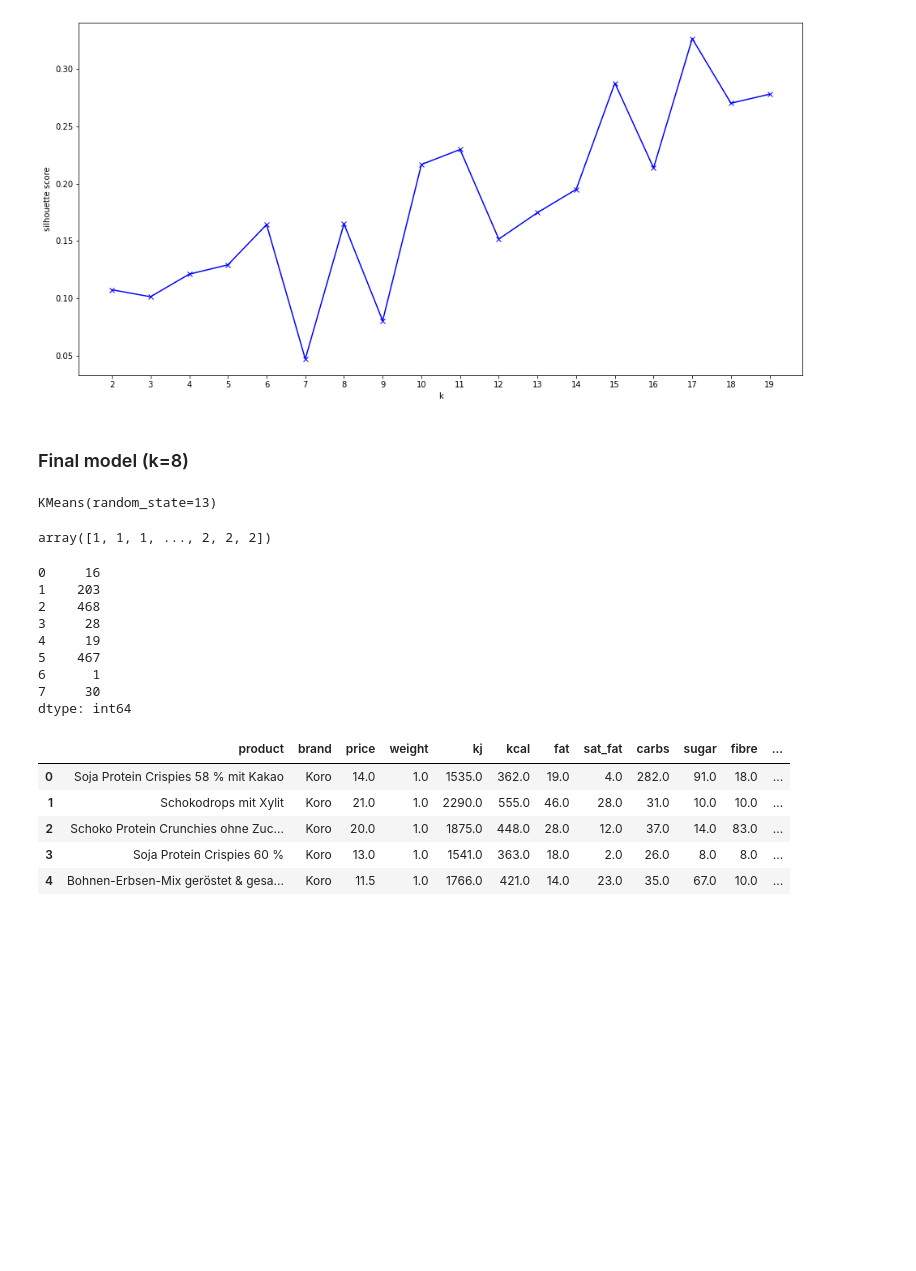
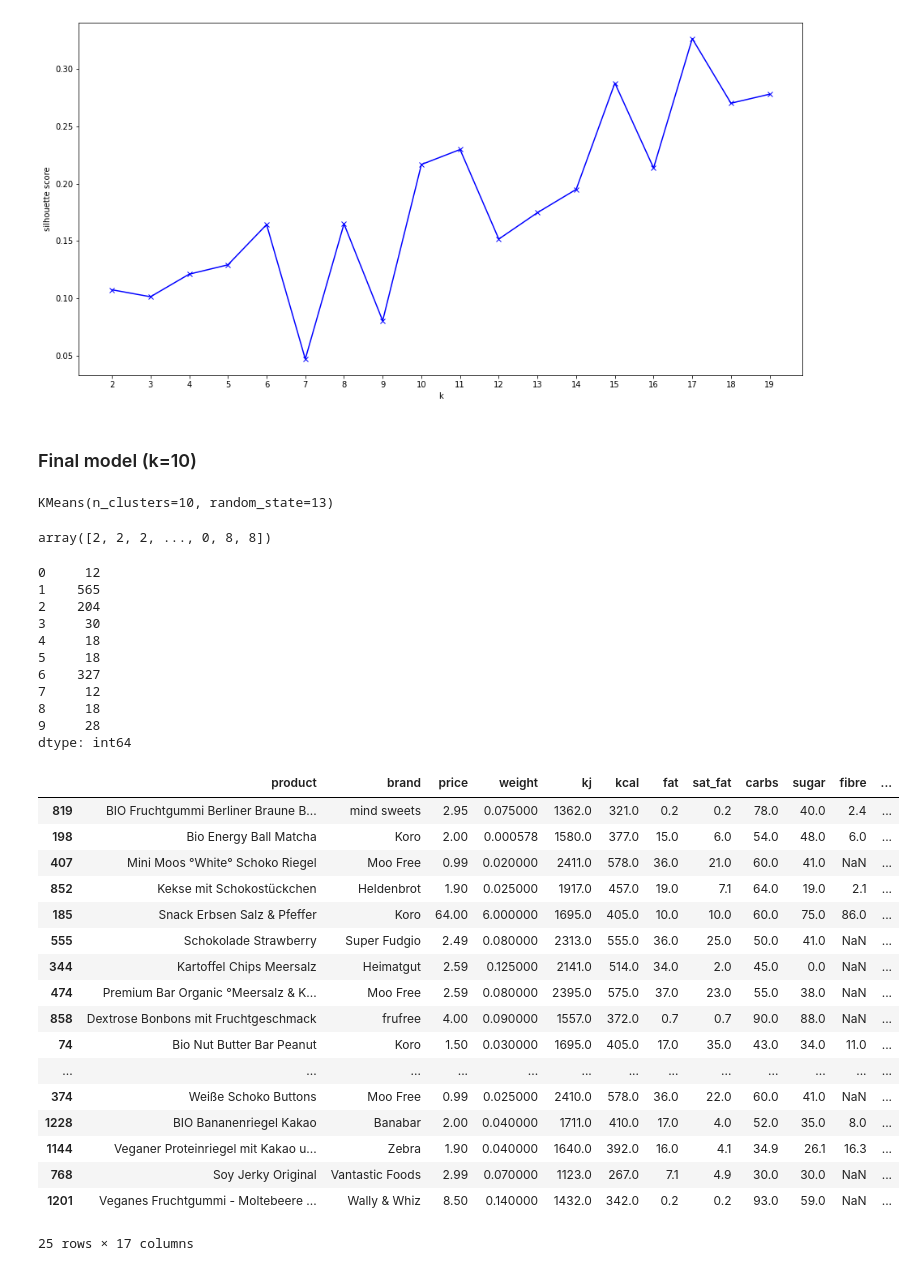
Before and after one commit to katharina-beriault/Final_Project_Vegan-Snack-Recommender_Clustering, a Jupyter notebook: Python/Model_building.ipynb, the cells around one changed output. Drawn from its saved outputs; the diff is of its cells as text; code cells hidden in the pictures; blank space fills up the shorter version.

```diff
--- a/Python/Model_building.ipynb
+++ b/Python/Model_building.ipynb
@@ -329,42 +333,56 @@ plt.show()
 # %% [output]
 [figure]
 # %% [markdown]
-### Final model (k=8)
+### Final model (k=10)
 # %%
-kmeans = KMeans(n_clusters=8, random_state=13)
+kmeans = KMeans(n_clusters=10, random_state=13)
 kmeans.fit(df_model_sc)
 # %% [output]
-KMeans(random_state=13)
+KMeans(n_clusters=10, random_state=13)
 # %%
 # Predicting / assigning the clusters:
 clusters = kmeans.predict(df_model_sc)
 clusters
 # %% [output]
-array([1, 1, 1, ..., 2, 2, 2])
+array([2, 2, 2, ..., 0, 8, 8])
 # %%
 # Check the size of the clusters
 pd.Series(clusters).value_counts().sort_index()
 # %% [output]
-0     16
-1    203
-2    468
-3     28
-4     19
-5    467
-6      1
-7     30
+0     12
+1    565
+2    204
+3     30
+4     18
+5     18
+6    327
+7     12
+8     18
+9     28
 dtype: int64
 # %%
 # Explore the cluster assignment in the original dataset
 df['cluster'] = clusters
-df.head()
+df.sample(25)
 # %% [output]
 |  | product | brand | price | weight | kj | kcal | fat | sat_fat | carbs | sugar | fibre | ... |
-| 0 | Soja Protein Crispies 58 % mit Kakao | Koro | 14.0 | 1.0 | 1535.0 | 362.0 | 19.0 | 4.0 | 282.0 | 91.0 | 18.0 | ... |
-| 1 | Schokodrops mit Xylit | Koro | 21.0 | 1.0 | 2290.0 | 555.0 | 46.0 | 28.0 | 31.0 | 10.0 | 10.0 | ... |
-| 2 | Schoko Protein Crunchies ohne Zuc... | Koro | 20.0 | 1.0 | 1875.0 | 448.0 | 28.0 | 12.0 | 37.0 | 14.0 | 83.0 | ... |
-| 3 | Soja Protein Crispies 60 % | Koro | 13.0 | 1.0 | 1541.0 | 363.0 | 18.0 | 2.0 | 26.0 | 8.0 | 8.0 | ... |
-| 4 | Bohnen-Erbsen-Mix geröstet & gesa... | Koro | 11.5 | 1.0 | 1766.0 | 421.0 | 14.0 | 23.0 | 35.0 | 67.0 | 10.0 | ... |
+| 819 | BIO Fruchtgummi Berliner Braune B... | mind sweets | 2.95 | 0.075000 | 1362.0 | 321.0 | 0.2 | 0.2 | 78.0 | 40.0 | 2.4 | ... |
+| 198 | Bio Energy Ball Matcha | Koro | 2.00 | 0.000578 | 1580.0 | 377.0 | 15.0 | 6.0 | 54.0 | 48.0 | 6.0 | ... |
+| 407 | Mini Moos °White° Schoko Riegel | Moo Free | 0.99 | 0.020000 | 2411.0 | 578.0 | 36.0 | 21.0 | 60.0 | 41.0 | NaN | ... |
+| 852 | Kekse mit Schokostückchen | Heldenbrot | 1.90 | 0.025000 | 1917.0 | 457.0 | 19.0 | 7.1 | 64.0 | 19.0 | 2.1 | ... |
+| 185 | Snack Erbsen Salz & Pfeffer | Koro | 64.00 | 6.000000 | 1695.0 | 405.0 | 10.0 | 10.0 | 60.0 | 75.0 | 86.0 | ... |
+| 555 | Schokolade Strawberry | Super Fudgio | 2.49 | 0.080000 | 2313.0 | 555.0 | 36.0 | 25.0 | 50.0 | 41.0 | NaN | ... |
+| 344 | Kartoffel Chips Meersalz | Heimatgut | 2.59 | 0.125000 | 2141.0 | 514.0 | 34.0 | 2.0 | 45.0 | 0.0 | NaN | ... |
+| 474 | Premium Bar Organic °Meersalz & K... | Moo Free | 2.59 | 0.080000 | 2395.0 | 575.0 | 37.0 | 23.0 | 55.0 | 38.0 | NaN | ... |
+| 858 | Dextrose Bonbons mit Fruchtgeschmack | frufree | 4.00 | 0.090000 | 1557.0 | 372.0 | 0.7 | 0.7 | 90.0 | 88.0 | NaN | ... |
+| 74 | Bio Nut Butter Bar Peanut | Koro | 1.50 | 0.030000 | 1695.0 | 405.0 | 17.0 | 35.0 | 43.0 | 34.0 | 11.0 | ... |
+| ... | ... | ... | ... | ... | ... | ... | ... | ... | ... | ... | ... | ... |
+| 374 | Weiße Schoko Buttons | Moo Free | 0.99 | 0.025000 | 2410.0 | 578.0 | 36.0 | 22.0 | 60.0 | 41.0 | NaN | ... |
+| 1228 | BIO Bananenriegel Kakao | Banabar | 2.00 | 0.040000 | 1711.0 | 410.0 | 17.0 | 4.0 | 52.0 | 35.0 | 8.0 | ... |
+| 1144 | Veganer Proteinriegel mit Kakao u... | Zebra | 1.90 | 0.040000 | 1640.0 | 392.0 | 16.0 | 4.1 | 34.9 | 26.1 | 16.3 | ... |
+| 768 | Soy Jerky Original | Vantastic Foods | 2.99 | 0.070000 | 1123.0 | 267.0 | 7.1 | 4.9 | 30.0 | 30.0 | NaN | ... |
+| 1201 | Veganes Fruchtgummi - Moltebeere ... | Wally & Whiz | 8.50 | 0.140000 | 1432.0 | 342.0 | 0.2 | 0.2 | 93.0 | 59.0 | NaN | ... |
+25 rows × 17 columns
 # %%
 # "performance metric"
 kmeans.inertia_
```
Also changed, not shown: parts of 5 cells of this notebook, 1 other file.
